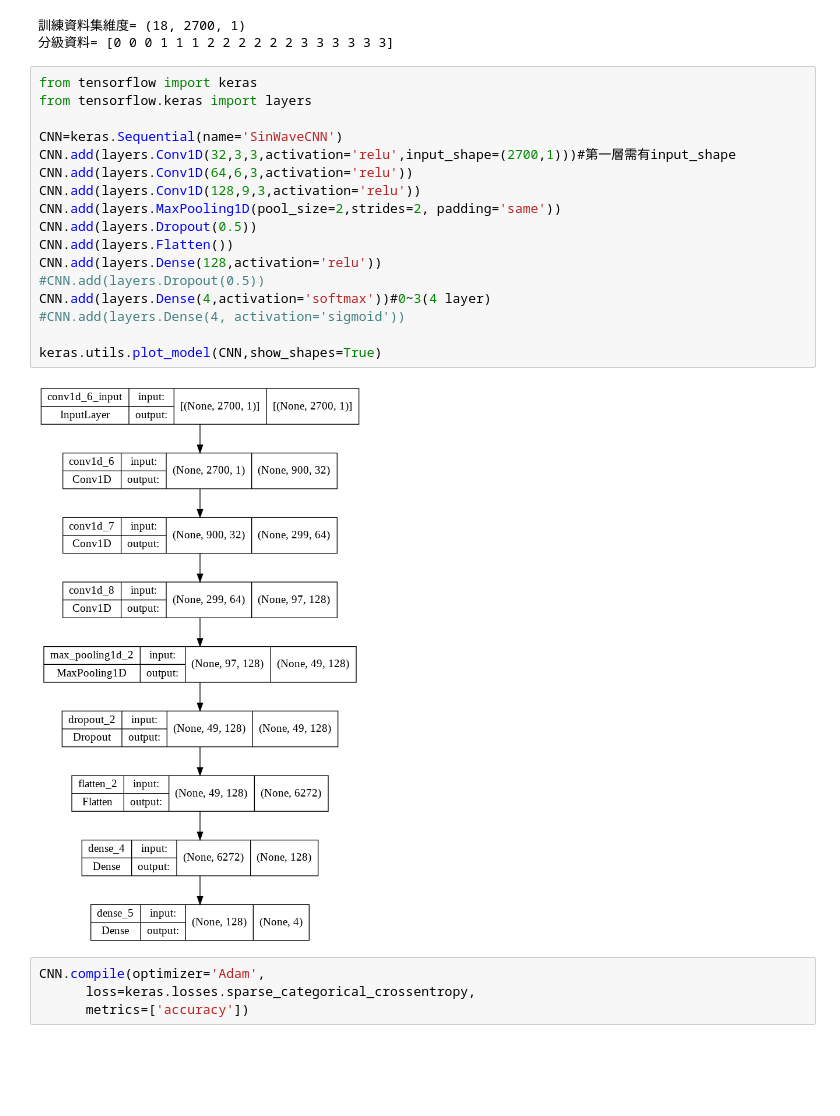
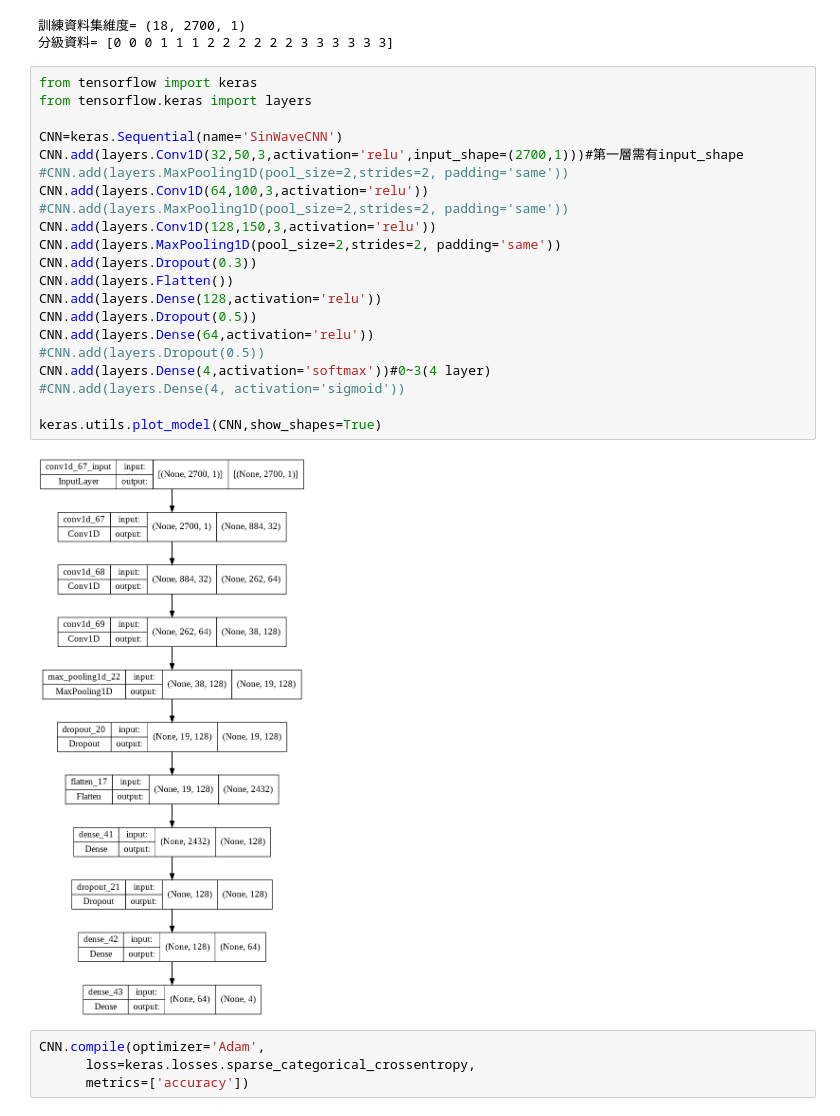
Before and after one commit to Chen-Wi-Ki/Colab-DogCat-CNN, a Jupyter notebook: Sin_Test_use_Conv1D_for_CNN_N_Value_Verify.ipynb, the cells around one changed output. Cells and saved outputs as stored; diff of their text form; blank space fills up the shorter version.

```diff
--- a/Sin_Test_use_Conv1D_for_CNN_N_Value_Verify.ipynb
+++ b/Sin_Test_use_Conv1D_for_CNN_N_Value_Verify.ipynb
@@ -348,22 +348,26 @@ print('分級資料=',y)
 # %%
 from tensorflow import keras
 from tensorflow.keras import layers
 
 CNN=keras.Sequential(name='SinWaveCNN')
-CNN.add(layers.Conv1D(32,3,3,activation='relu',input_shape=(2700,1)))#第一層需有input_shape
-CNN.add(layers.Conv1D(64,6,3,activation='relu'))
-CNN.add(layers.Conv1D(128,9,3,activation='relu'))
+CNN.add(layers.Conv1D(32,50,3,activation='relu',input_shape=(2700,1)))#第一層需有input_shape
+#CNN.add(layers.MaxPooling1D(pool_size=2,strides=2, padding='same'))
+CNN.add(layers.Conv1D(64,100,3,activation='relu'))
+#CNN.add(layers.MaxPooling1D(pool_size=2,strides=2, padding='same'))
+CNN.add(layers.Conv1D(128,150,3,activation='relu'))
 CNN.add(layers.MaxPooling1D(pool_size=2,strides=2, padding='same'))
-CNN.add(layers.Dropout(0.5))
+CNN.add(layers.Dropout(0.3))
 CNN.add(layers.Flatten())
 CNN.add(layers.Dense(128,activation='relu'))
+CNN.add(layers.Dropout(0.5))
+CNN.add(layers.Dense(64,activation='relu'))
 #CNN.add(layers.Dropout(0.5))
 CNN.add(layers.Dense(4,activation='softmax'))#0~3(4 layer)
 #CNN.add(layers.Dense(4, activation='sigmoid'))
 
 keras.utils.plot_model(CNN,show_shapes=True)
 # %% [output]
-[figure, old version]
+[figure, new version]
 # %%
 CNN.compile(optimizer='Adam',
       loss=keras.losses.sparse_categorical_crossentropy,
```
Also changed, not shown: parts of 1 cell of this notebook.
